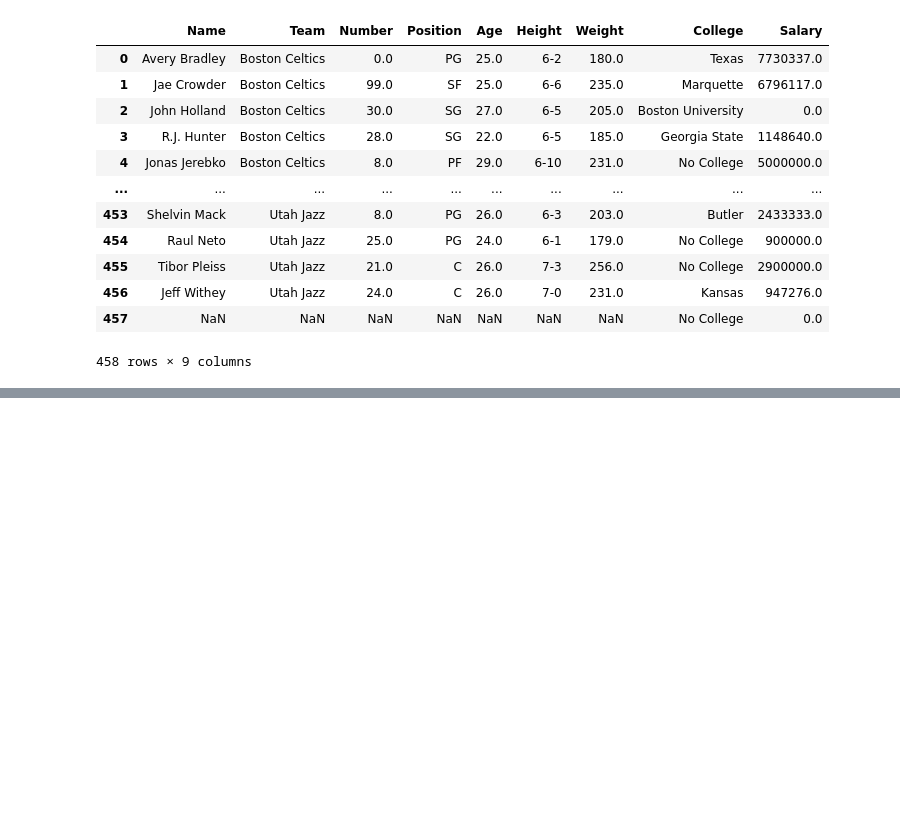
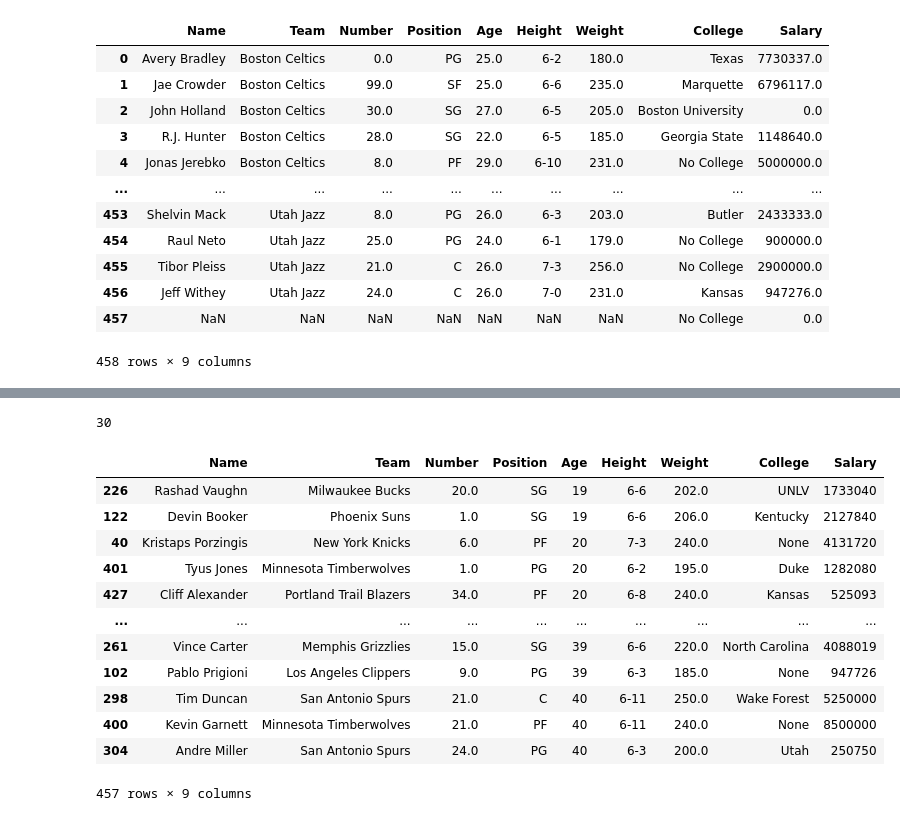
Before and after one commit to subhayan-bhattacharya/pandas-sample-1, a Jupyter notebook: Dataframes-1.ipynb, the cells around one changed output, grey strips where cells are left out. Cells and saved outputs as stored; diff of their text form; code cells hidden in the pictures; blank space fills up the shorter version.

```diff
--- a/Dataframes-1.ipynb
+++ b/Dataframes-1.ipynb
@@ -461,3 +461,11 @@ nba
 | 456 | Jeff Withey | Utah Jazz | 24.0 | C | 26.0 | 7-0 | 231.0 | Kansas | 947276.0 |
 | 457 | NaN | NaN | NaN | NaN | NaN | NaN | NaN | No College | 0.0 |
 458 rows × 9 columns
+# %%
+import pandas as pd
+nba = pd.read_csv('nba.csv').dropna(how='all')
+nba["Salary"].fillna(0, inplace=True)
+nba["College"].fillna("None", inplace=True)
+nba["Salary"] = nba["Salary"].astype("int")
+nba["Age"] = nba["Age"].astype("int")
+nba.head(10)
@@ -463,0 +505,24 @@ nba
+# %%
+nba["Position"] = nba["Position"].astype("category")
+# %%
+nba["Team"].nunique()
+# %% [output]
+30
+# %%
+nba["Team"] = nba["Team"].astype("category")
+# %%
+nba.sort_values("Age") # Sorts the dataframe by age column values
+# %% [output]
+|  | Name | Team | Number | Position | Age | Height | Weight | College | Salary |
+| 226 | Rashad Vaughn | Milwaukee Bucks | 20.0 | SG | 19 | 6-6 | 202.0 | UNLV | 1733040 |
+| 122 | Devin Booker | Phoenix Suns | 1.0 | SG | 19 | 6-6 | 206.0 | Kentucky | 2127840 |
+| 40 | Kristaps Porzingis | New York Knicks | 6.0 | PF | 20 | 7-3 | 240.0 | None | 4131720 |
+| 401 | Tyus Jones | Minnesota Timberwolves | 1.0 | PG | 20 | 6-2 | 195.0 | Duke | 1282080 |
+| 427 | Cliff Alexander | Portland Trail Blazers | 34.0 | PF | 20 | 6-8 | 240.0 | Kansas | 525093 |
+| ... | ... | ... | ... | ... | ... | ... | ... | ... | ... |
+| 261 | Vince Carter | Memphis Grizzlies | 15.0 | SG | 39 | 6-6 | 220.0 | North Carolina | 4088019 |
+| 102 | Pablo Prigioni | Los Angeles Clippers | 9.0 | PG | 39 | 6-3 | 185.0 | None | 947726 |
+| 298 | Tim Duncan | San Antonio Spurs | 21.0 | C | 40 | 6-11 | 250.0 | Wake Forest | 5250000 |
+| 400 | Kevin Garnett | Minnesota Timberwolves | 21.0 | PF | 40 | 6-11 | 240.0 | None | 8500000 |
+| 304 | Andre Miller | San Antonio Spurs | 24.0 | PG | 40 | 6-3 | 200.0 | Utah | 250750 |
+457 rows × 9 columns
```
Also changed, not shown: parts of 18 cells of this notebook.
